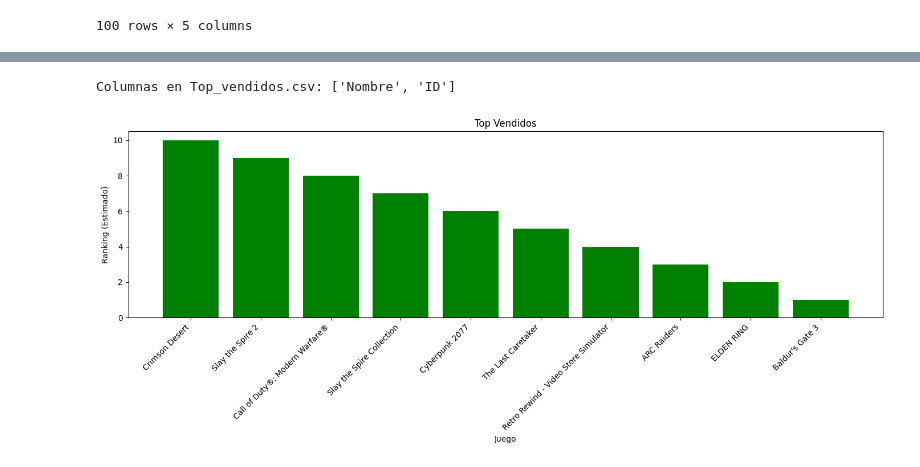
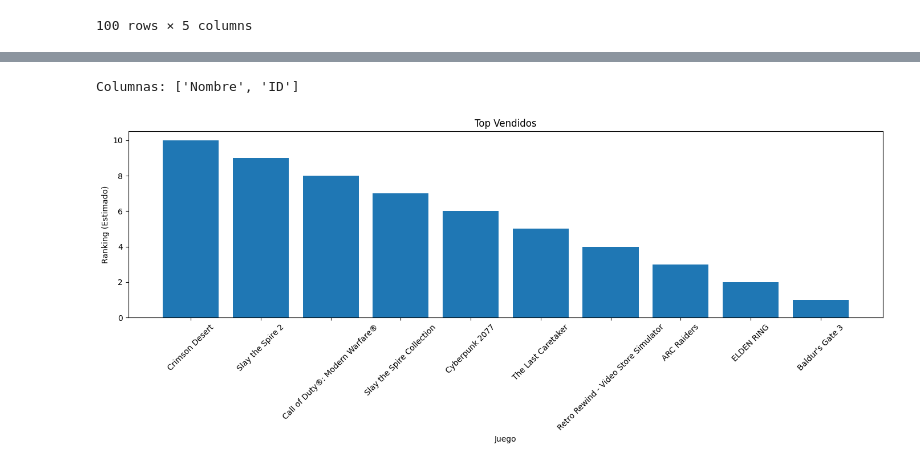
Before and after one commit to PabloOR58/spvj, a Jupyter notebook: Notebooks/graficas.ipynb, the cells around one changed output, grey strips where cells are left out. Drawn from its saved outputs; the diff is of its cells as text; code cells hidden in the pictures.

```diff
--- a/Notebooks/graficas.ipynb
+++ b/Notebooks/graficas.ipynb
@@ -123,34 +123,40 @@ plt.show()
 # %%
+import pandas as pd
+import matplotlib.pyplot as plt
 
+# Leer CSV
+vendidos = pd.read_csv("../Clean/Top_vendidos.csv")
 
-print("Columnas en Top_vendidos.csv:", vendidos_filtrados.columns.tolist())
+# Usar directamente los datos
+vendidos_filtrados = vendidos.head(10)
 
+print("Columnas:", vendidos_filtrados.columns.tolist())
 
-
-vendidos_filtrados = vendidos_filtrados.head(10)
-
+# Elegir qué columna usar
 if 'Ventas' in vendidos_filtrados.columns:
     y = vendidos_filtrados['Ventas']
     ylabel = 'Ventas'
+
 elif 'Ranking' in vendidos_filtrados.columns:
     y = vendidos_filtrados['Ranking']
     ylabel = 'Ranking'
+
 else:
-
     vendidos_filtrados = vendidos_filtrados.reset_index(drop=True)
     y = range(len(vendidos_filtrados), 0, -1)
     ylabel = 'Ranking (Estimado)'
 
 x = vendidos_filtrados['Nombre']
 
+# Gráfico
 plt.figure(figsize=(14, 6))
-plt.bar(x, y, color='green')
+plt.bar(x, y)
 plt.xlabel('Juego')
 plt.ylabel(ylabel)
 plt.title('Top Vendidos')
-plt.xticks(rotation=45, ha='right', fontsize=10)
+plt.xticks(rotation=45)
 plt.tight_layout()
 plt.show()
 # %% [output]
-Columnas en Top_vendidos.csv: ['Nombre', 'ID']
+Columnas: ['Nombre', 'ID']
-[figure, old version]
+[figure, new version]
```
Also changed, not shown: parts of 2 cells of this notebook.
